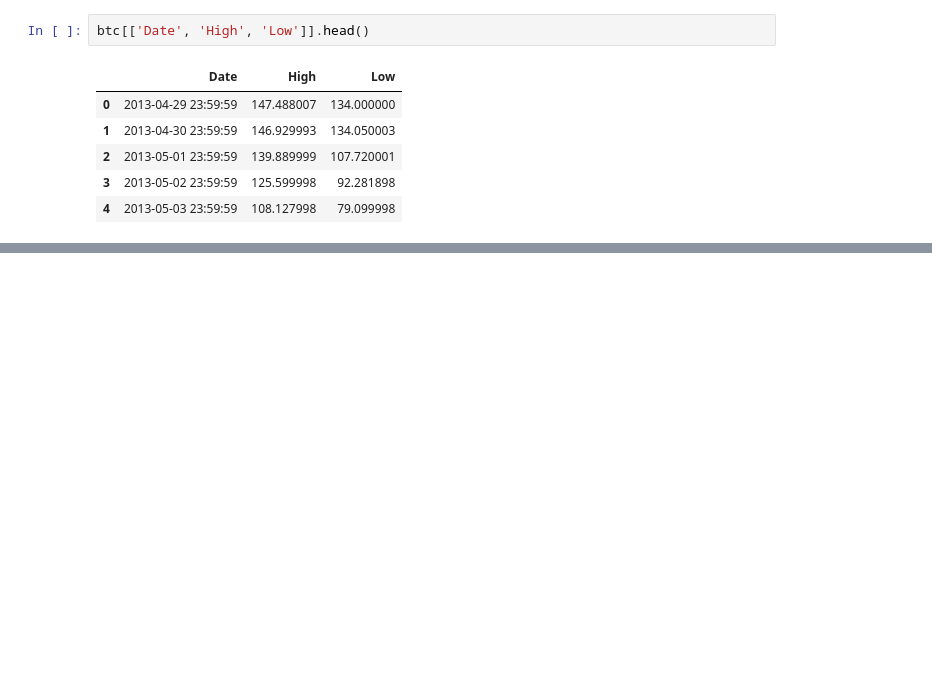
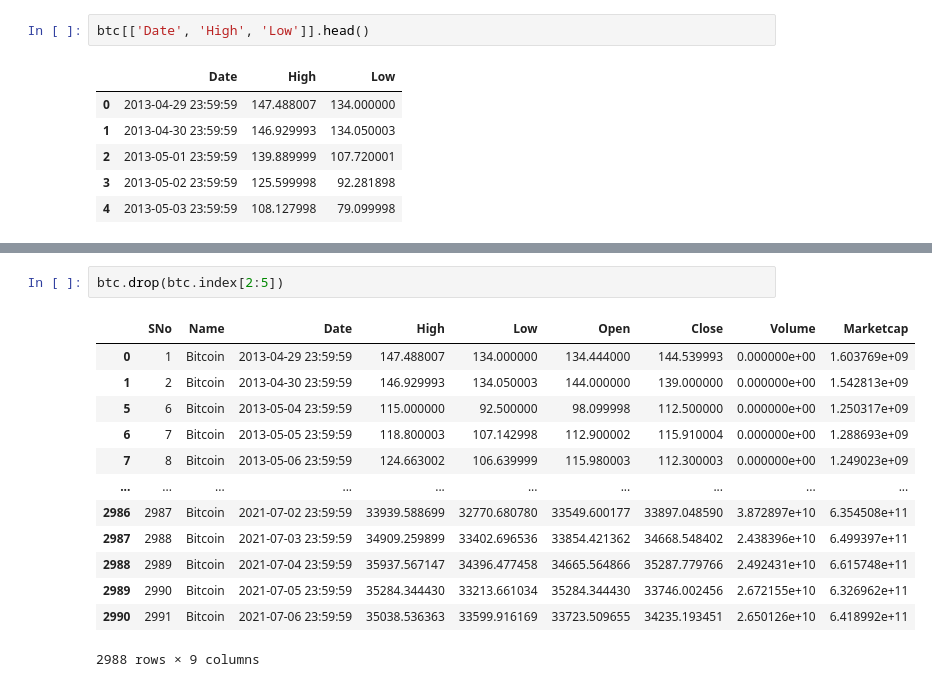
Before and after one commit to harshitgupta240197/Python, a Jupyter notebook: Pandas/Core_Concepts/Modifying_Dataframes.ipynb, the cells around one changed output, grey strips where cells are left out. Cells and saved outputs as stored; diff of their text form; blank space fills up the shorter version.

```diff
--- a/Pandas/Core_Concepts/Modifying_Dataframes.ipynb
+++ b/Pandas/Core_Concepts/Modifying_Dataframes.ipynb
@@ -78,0 +160,16 @@ btc[['Date', 'High', 'Low']].head()
+# %%
+btc.drop(btc.index[2:5])
+# %% [output]
+|  | SNo | Name | Date | High | Low | Open | Close | Volume | Marketcap |
+| 0 | 1 | Bitcoin | 2013-04-29 23:59:59 | 147.488007 | 134.000000 | 134.444000 | 144.539993 | 0.000000e+00 | 1.603769e+09 |
+| 1 | 2 | Bitcoin | 2013-04-30 23:59:59 | 146.929993 | 134.050003 | 144.000000 | 139.000000 | 0.000000e+00 | 1.542813e+09 |
+| 5 | 6 | Bitcoin | 2013-05-04 23:59:59 | 115.000000 | 92.500000 | 98.099998 | 112.500000 | 0.000000e+00 | 1.250317e+09 |
+| 6 | 7 | Bitcoin | 2013-05-05 23:59:59 | 118.800003 | 107.142998 | 112.900002 | 115.910004 | 0.000000e+00 | 1.288693e+09 |
+| 7 | 8 | Bitcoin | 2013-05-06 23:59:59 | 124.663002 | 106.639999 | 115.980003 | 112.300003 | 0.000000e+00 | 1.249023e+09 |
+| ... | ... | ... | ... | ... | ... | ... | ... | ... | ... |
+| 2986 | 2987 | Bitcoin | 2021-07-02 23:59:59 | 33939.588699 | 32770.680780 | 33549.600177 | 33897.048590 | 3.872897e+10 | 6.354508e+11 |
+| 2987 | 2988 | Bitcoin | 2021-07-03 23:59:59 | 34909.259899 | 33402.696536 | 33854.421362 | 34668.548402 | 2.438396e+10 | 6.499397e+11 |
+| 2988 | 2989 | Bitcoin | 2021-07-04 23:59:59 | 35937.567147 | 34396.477458 | 34665.564866 | 35287.779766 | 2.492431e+10 | 6.615748e+11 |
+| 2989 | 2990 | Bitcoin | 2021-07-05 23:59:59 | 35284.344430 | 33213.661034 | 35284.344430 | 33746.002456 | 2.672155e+10 | 6.326962e+11 |
+| 2990 | 2991 | Bitcoin | 2021-07-06 23:59:59 | 35038.536363 | 33599.916169 | 33723.509655 | 34235.193451 | 2.650126e+10 | 6.418992e+11 |
+2988 rows × 9 columns
```
Also changed, not shown: parts of 11 cells of this notebook.
